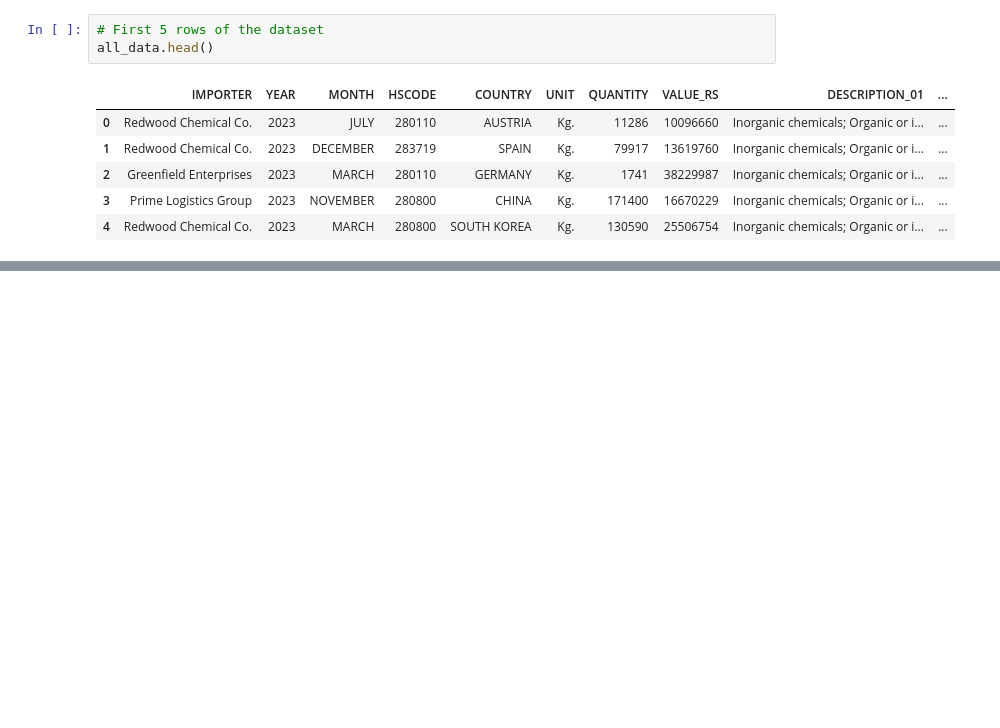
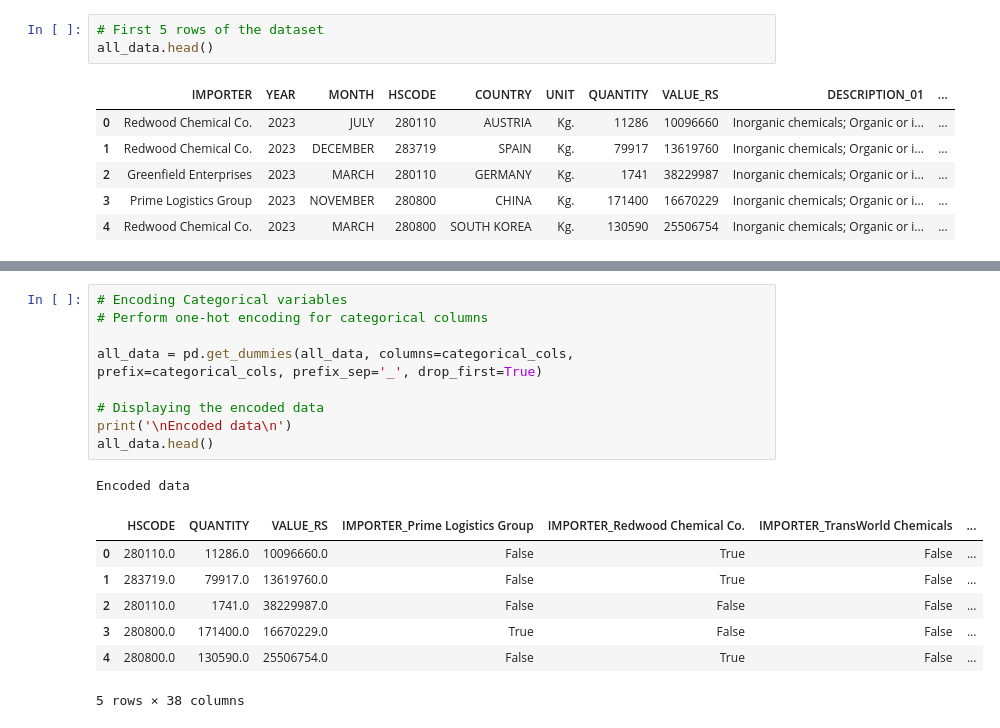
Before and after one commit to Thusharkanth/DSGP, a Jupyter notebook: DSGP_Data_preprocessing_.ipynb, the cells around one changed output, grey strips where cells are left out. Cells and saved outputs as stored; diff of their text form; blank space fills up the shorter version.

```diff
--- a/DSGP_Data_preprocessing_.ipynb
+++ b/DSGP_Data_preprocessing_.ipynb
@@ -121,0 +151,18 @@ Categorical Columns: ['IMPORTER', 'MONTH', 'COUNTRY', 'UNIT', 'DESCRIPTION_01',
+# %%
+# Encoding Categorical variables
+# Perform one-hot encoding for categorical columns
+
+all_data = pd.get_dummies(all_data, columns=categorical_cols, prefix=categorical_cols, prefix_sep='_', drop_first=True)
+
+# Displaying the encoded data
+print('\nEncoded data\n')
+all_data.head()
+# %% [output]
+Encoded data
+|  | HSCODE | QUANTITY | VALUE_RS | IMPORTER_Prime Logistics Group | IMPORTER_Redwood Chemical Co. | IMPORTER_TransWorld Chemicals | ... |
+| 0 | 280110.0 | 11286.0 | 10096660.0 | False | True | False | ... |
+| 1 | 283719.0 | 79917.0 | 13619760.0 | False | True | False | ... |
+| 2 | 280110.0 | 1741.0 | 38229987.0 | False | False | False | ... |
+| 3 | 280800.0 | 171400.0 | 16670229.0 | True | False | False | ... |
+| 4 | 280800.0 | 130590.0 | 25506754.0 | False | True | False | ... |
+5 rows × 38 columns
```
Also changed, not shown: parts of 5 cells of this notebook.
